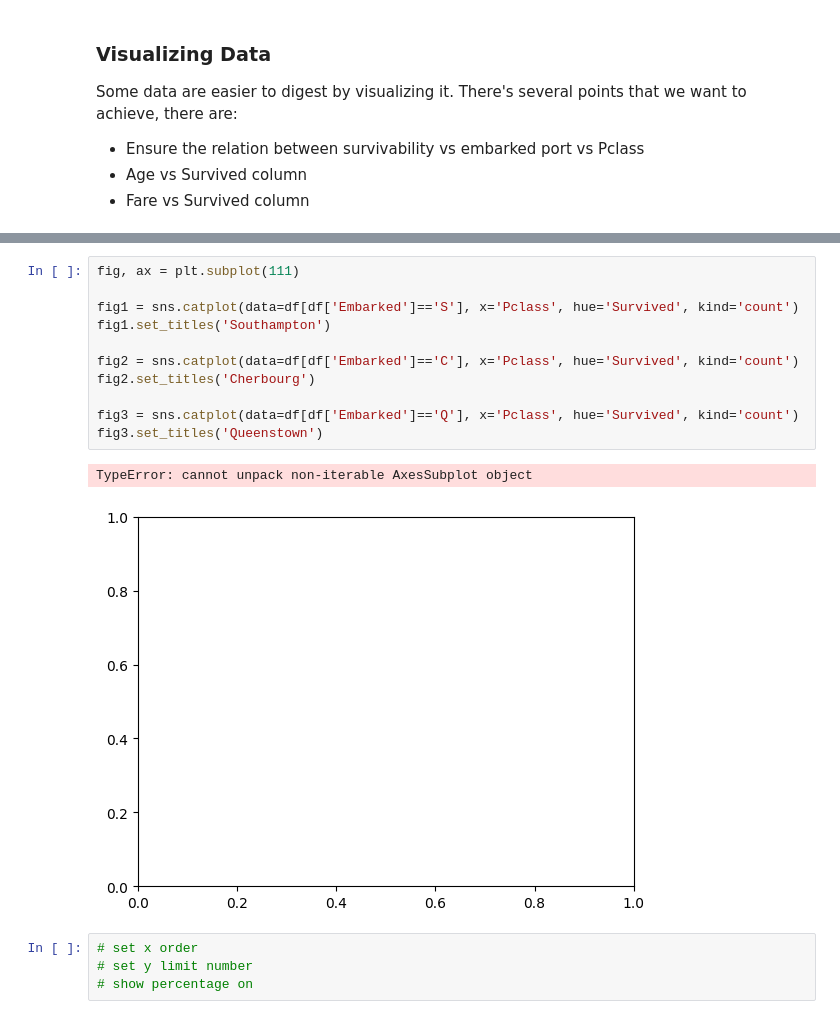
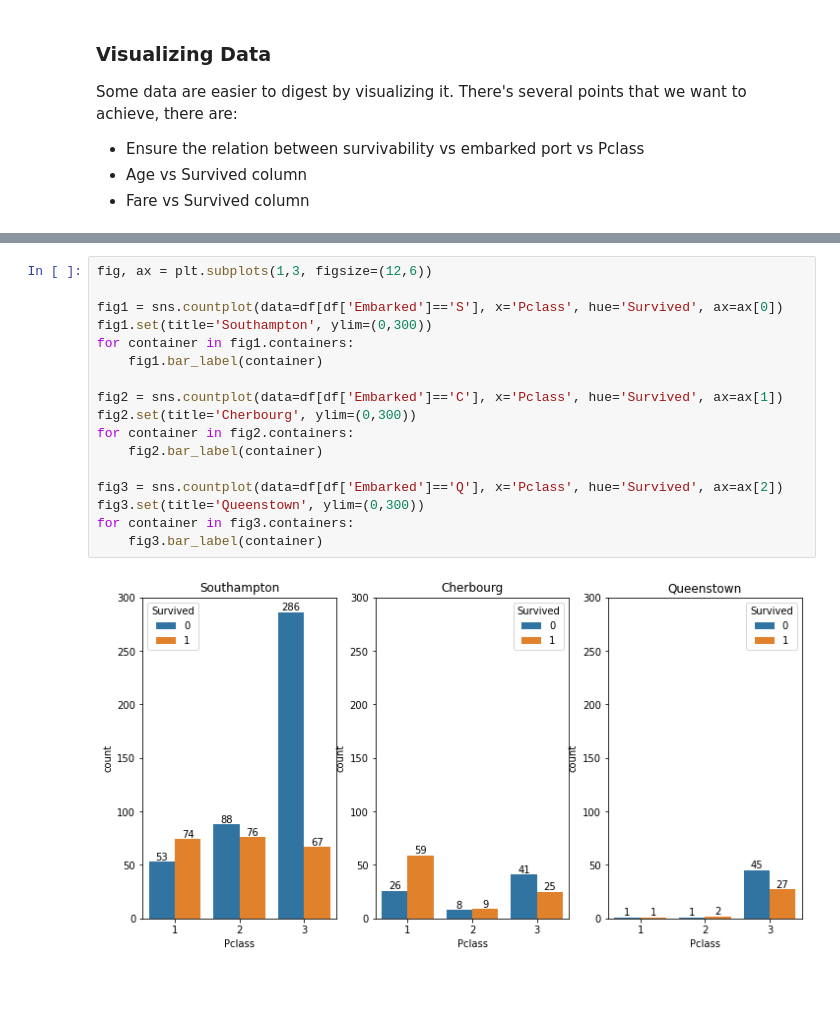
Before and after one commit to ElectricSunset/kaggling, a Jupyter notebook: getting-started/titanic/titanic-explore.ipynb, the cells around one changed output, grey strips where cells are left out. Drawn from its saved outputs; the diff is of its cells as text; blank space fills up the shorter version.

```diff
--- a/getting-started/titanic/titanic-explore.ipynb
+++ b/getting-started/titanic/titanic-explore.ipynb
@@ -244,18 +226,19 @@ plt.show()
 # %%
-fig, ax = plt.subplot(111)
+fig, ax = plt.subplots(1,3, figsize=(12,6))
 
-fig1 = sns.catplot(data=df[df['Embarked']=='S'], x='Pclass', hue='Survived', kind='count')
-fig1.set_titles('Southampton')
+fig1 = sns.countplot(data=df[df['Embarked']=='S'], x='Pclass', hue='Survived', ax=ax[0])
+fig1.set(title='Southampton', ylim=(0,300))
+for container in fig1.containers:
+    fig1.bar_label(container)
 
-fig2 = sns.catplot(data=df[df['Embarked']=='C'], x='Pclass', hue='Survived', kind='count')
-fig2.set_titles('Cherbourg')
+fig2 = sns.countplot(data=df[df['Embarked']=='C'], x='Pclass', hue='Survived', ax=ax[1])
+fig2.set(title='Cherbourg', ylim=(0,300))
+for container in fig2.containers:
+    fig2.bar_label(container)
 
-fig3 = sns.catplot(data=df[df['Embarked']=='Q'], x='Pclass', hue='Survived', kind='count')
-fig3.set_titles('Queenstown')
+fig3 = sns.countplot(data=df[df['Embarked']=='Q'], x='Pclass', hue='Survived', ax=ax[2])
+fig3.set(title='Queenstown', ylim=(0,300))
+for container in fig3.containers:
+    fig3.bar_label(container)
 # %% [output]
-TypeError: cannot unpack non-iterable AxesSubplot object
-[figure, old version]
+[figure, new version]
-# %%
-# set x order
-# set y limit number
-# show percentage on
```
Also changed, not shown: parts of 10 cells of this notebook.
